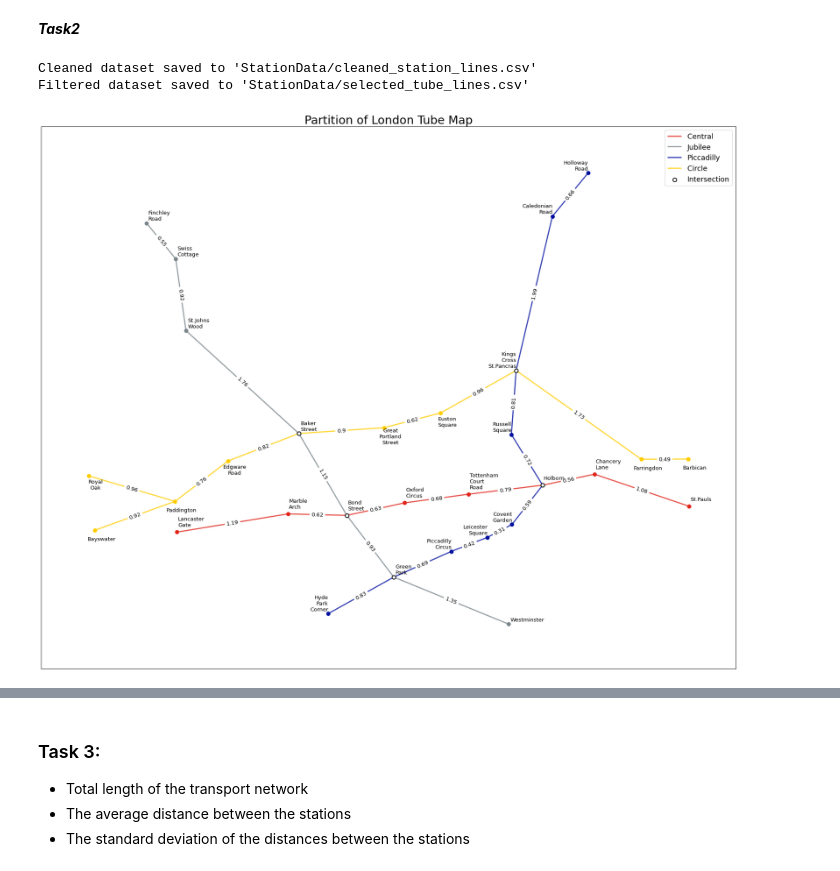
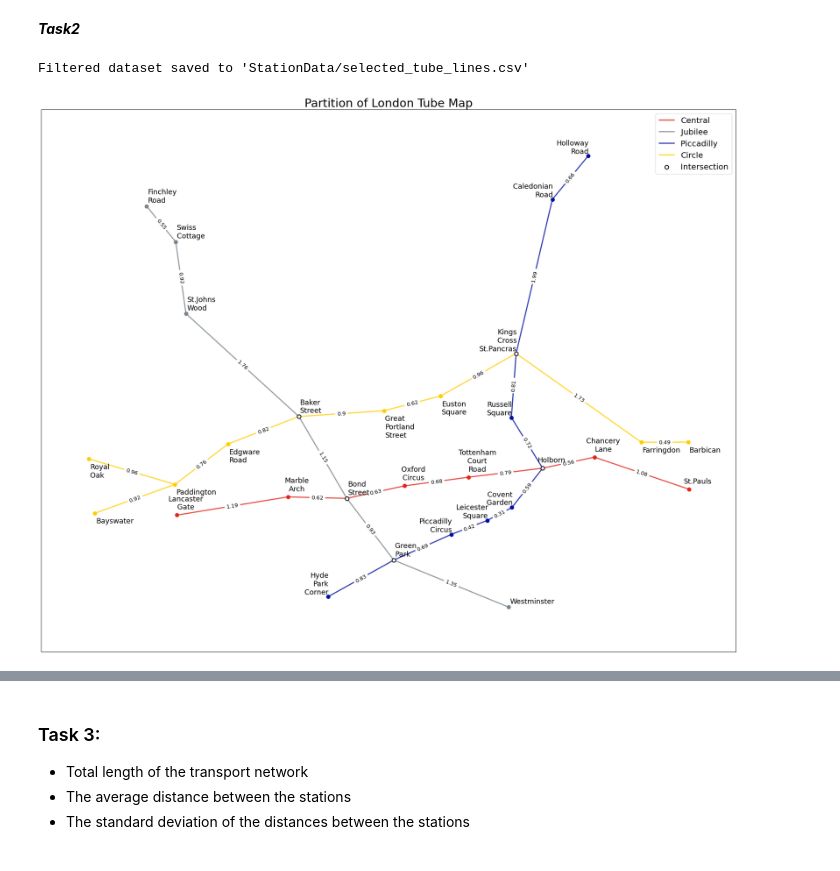
Before and after one commit to anhhong225/LondonUndergroundTube, a Jupyter notebook: main.ipynb, the cells around one changed output, grey strips where cells are left out. Cells and saved outputs as stored; diff of their text form; code cells hidden in the pictures.

```diff
--- a/main.ipynb
+++ b/main.ipynb
@@ -96,7 +96,7 @@ line_data = pd.read_csv('RawStationData/London_tube_lines.csv')
 # Keep only relevant columns in station_data
 station_data = station_data[['Station', 'Latitude', 'Longitude']]
 
-# Step 1: Data Cleaning
+# Step 1:
 # Merge the datasets based on station names
 # Left merge to include only stations that are in both datasets
 merged_data = line_data.merge(station_data, left_on='From Station', right_on='Station')
@@ -111,12 +111,6 @@ merged_data['Distance (km)'] = merged_data.apply(calculate_distance, axis=1)
 
 # Drop unnecessary 'Station_From' and 'Station_To' columns
 merged_data = merged_data.drop(columns=['Station_From', 'Station_To'])
-
-# Step 2: Save the cleaned dataset to a CSV file
-cleaned_dataset_filename = "StationData/cleaned_station_lines.csv"
-merged_data.to_csv(cleaned_dataset_filename, index=False)
-print(f"Cleaned dataset saved to '{cleaned_dataset_filename}'")
-
 # Step 3: Filter the dataset for selected tube lines
 selected_lines = ["Bakerloo","Central", "Jubilee", "Circle", "District",
                   "Hammersmith and City", "Metropolitan", "Northern",
@@ -128,36 +122,13 @@ filtered_dataset_filename = "StationData/selected_tube_lines.csv"
 filtered_data.to_csv(filtered_dataset_filename, index=False)
 print(f"Filtered dataset saved to '{filtered_dataset_filename}'")
 # %% [output]
-Cleaned dataset saved to 'StationData/cleaned_station_lines.csv'
 Filtered dataset saved to 'StationData/selected_tube_lines.csv'
 # %%
 import matplotlib.pyplot as plt
 import networkx as nx
 import pandas as pd
 
-def label_position(station, pos, neighbors, line, line_settings):
-    # Get the position of the current station
-    x, y = pos[station]
-
-    # Default line settings with offsets for label
-    default_settings = {"h_offset": 0, "v_offset": 0, "ha": 'left', "va": 'bottom'}
-    line_config = line_settings.get(line, default_settings)
-
-    # Offset position with horizontal and vertical adjustments
-    h_offset = line_config.get("h_offset", default_settings["h_offset"])
-    v_offset = line_config.get("v_offset", default_settings["v_offset"])
-
-    # Calculate label position
-    label_x = x + h_offset
-    label_y = y + v_offset
-
-    # No rotation needed for labels
-    angle_deg = 0
-
-    return label_x, label_y, angle_deg, line_config.get("ha", 'left'), line_config.get("va", 'bottom')
-
 def split_label(text):
-    """ Split a text label into multiple lines, one word per line if more than two words. """
     words = text.split()
     if len(words) >= 2:
         return '\n'.join(words)
@@ -187,10 +158,8 @@ class TubeMap:
                 weight=row['Distance (km)'],
                 line=row['Tube Line']
             )
-
         # Extract positions for plotting
         self.pos = nx.get_node_attributes(self.G, 'pos')
-
     def plot_map(self, scale_factor=(5, 5), line_settings=None):
         """ Plot the tube map with nodes, edges, and central labels for each line. """
         if line_settings is None:
@@ -207,8 +176,7 @@ class TubeMap:
         # Identify intersection nodes that are part of multiple lines
         intersection_nodes = [
             node for node in self.G.nodes
-            if len({self.G.edges[edge]['line'] for edge in self.G.edges(node)}) > 1
-        ]
+            if len({self.G.edges[edge]['line'] for edge in self.G.edges(node)}) > 1]
 
         # Draw regular nodes
         for line, color in self.line_colors.items():
@@ -226,47 +194,50 @@ class TubeMap:
 
         self.add_labels(scaled_pos, line_settings)
 
     def add_labels(self, scaled_pos, line_settings):
-        """ Add labels to nodes with calculated offsets and angles based on line settings. """
-        for station in scaled_pos:
+        """Add labels to nodes with calculated offsets and angles based on line settings."""
+        for station, (x, y) in scaled_pos.items():
+            # Get line settings
             line = self.G.nodes[station]['line']
-            neighbors = list(self.G.neighbors(station))
-            if neighbors:  # Only calculate label if there are neighbors
-                label_x, label_y, angle_deg, ha, va = label_position(station, scaled_pos, neighbors, line, line_settings)
-                label = split_label(station)
-                plt.text(label_x, label_y, label,
-                         fontsize=12, ha=ha, va=va,
-                         color='black', rotation=angle_deg,
-                         rotation_mode='anchor')
+            line_config = line_settings.get(line, {"h_offset": 0, "v_offset": 0, "ha": 'left', "va": 'bottom'})
+            h_offset, v_offset = line_config["h_offset"], line_config["v_offset"]
+            ha, va = line_config["ha"], line_config["va"]
+
+            # Calculate adjusted label position
+            label_x, label_y = x + h_offset, y + v_offset
+
+            # Prepare label text
+            label = split_label(station)
+            plt.text(label_x, label_y, label, fontsize=16, ha=ha, va=va, color='black')
 
 
 line_colors = {
     "Central": "#e1251b",
     "Jubilee": "#7b868c",
     "Piccadilly": "#000f9f",
     "Circle": "#ffcd00"
 }
 
 # Define specific settings for each line (adjust radius, angle offset, and direction to reduce overlaps)
 line_settings = {
-    "Central": {"ha": 'left', "va": 'bottom', "h_offset": 0.005, "v_offset": 0.02},
-    "Jubilee": {"ha": 'left', "va": 'bottom', "h_offset": 0.008, "v_offset": 0.008},
-    "Piccadilly": {"ha": 'right', "va": 'bottom', "h_offset": 0.001, "v_offset": 0.008},
-    "Circle": {"ha": 'center', "va": 'center', "h_offset": 0.03, "v_offset": -0.04}
+    "Central": {"ha": 'center', "va": 'bottom', "h_offset": 0.08, "v_offset": 0.04},
+    "Jubilee": {"ha": 'left', "va": 'bottom', "h_offset": 0.01, "v_offset": 0.02},
+    "Piccadilly": {"ha": 'right', "va": 'bottom', "h_offset": 0.006, "v_offset": 0.01},
+    "Circle": {"ha": 'left', "va": 'top', "h_offset": 0.01, "v_offset": -0.04}
 }
 
 # Run the plotting code again with the updated settings
 tube_map = TubeMap(data_file='StationData/Task2Data.csv', line_colors=line_colors)
 tube_map.load_data()
 
 fig, ax = plt.subplots(figsize=(28, 22), dpi=80)
-tube_map.plot_map(scale_factor=(30, 40), line_settings=line_settings)  # Scale x and y independently for better spread
+tube_map.plot_map(scale_factor=(60, 80), line_settings=line_settings)  # Scale x and y independently for better spread
 
 fig.savefig('Figure/Task2_Hong.png')
 plt.title("Partition of London Tube Map", fontsize=26)
 plt.axis('equal')  # Maintain aspect ratio
-plt.legend(loc='best', fontsize=16)
+plt.legend(loc='best', fontsize=18)
 fig.savefig('Figure/Task2_Hong.png')
 plt.show()
 # %% [output]
-[figure, old version]
+[figure, new version]
```
Also changed, not shown: parts of 5 cells of this notebook, 7 other files.
